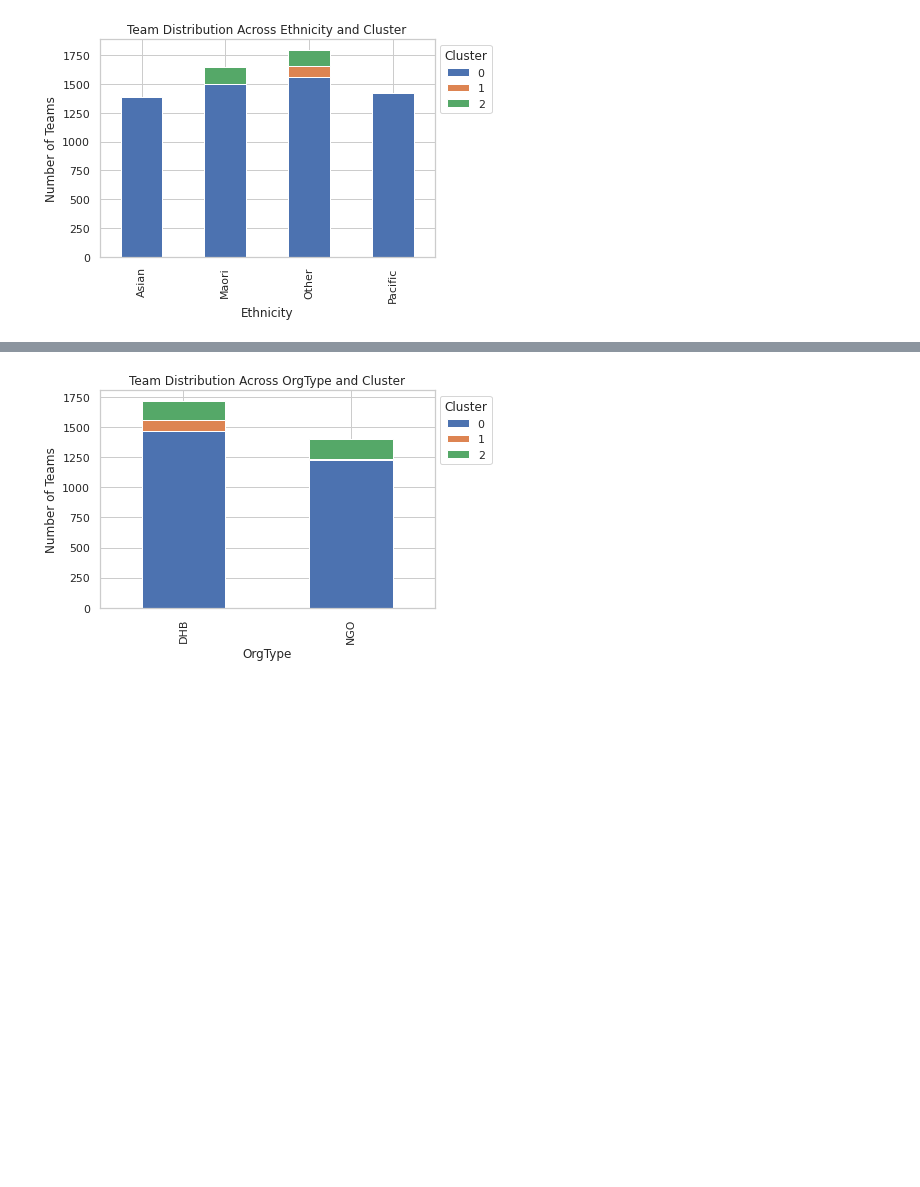
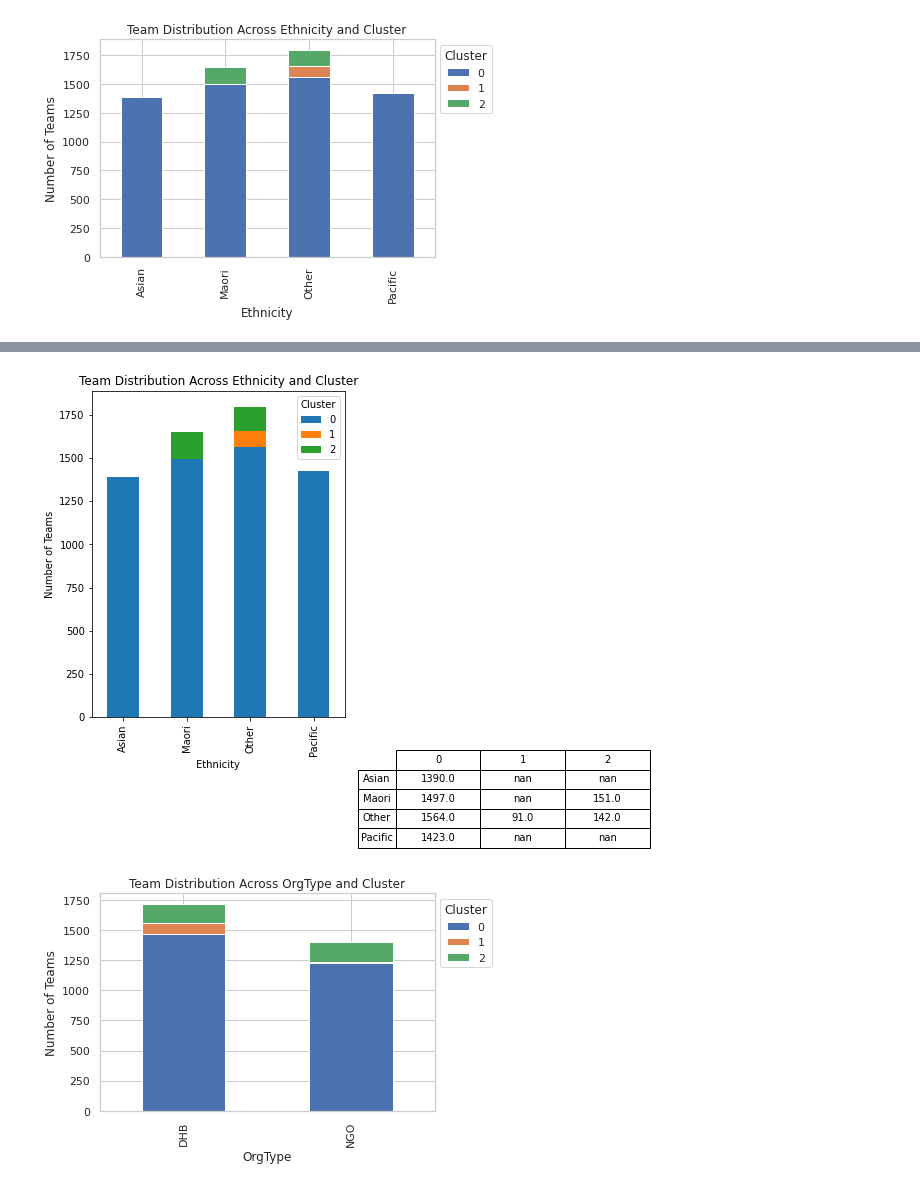
Before and after one commit to lijames03/BDAS, a Jupyter notebook: 8-Interpretation.ipynb, the cells around one changed output, grey strips where cells are left out. Saved outputs shown, nothing was run; the diff lists cells and outputs as text; code cells hidden in the pictures; blank space fills up the shorter version.

```diff
--- a/8-Interpretation.ipynb
+++ b/8-Interpretation.ipynb
@@ -1284,3 +1284,85 @@ plt.legend(title='Cluster', bbox_to_anchor=(1, 1))
 plt.show()
 # %% [output]
 [figure]
+# %%
+from pyspark.sql import SparkSession
+from pyspark.sql.functions import col
+from pyspark.ml.clustering import KMeans
+from pyspark.ml.feature import StringIndexer, StandardScaler, VectorAssembler
+from pyspark.ml import Pipeline
+from pyspark.ml.evaluation import ClusteringEvaluator
+import matplotlib.pyplot as plt
+import pandas as pd
+
+# Initialize Spark session
+spark = SparkSession.builder.appName("ClusterAnalysis").getOrCreate()
+
+# Load data from CSV
+csv_file_path = 'Merged-data.csv'
+df = spark.read.csv(csv_file_path, header=True, inferSchema=True)
+
+# Filter out rows where 'TeamType' is not 'Total'
+df = df.filter(col('Team') != 'Total')
+
+# Encode categorical variables
+indexer = StringIndexer(inputCol='Team', outputCol='TeamIndex')
+df = indexer.fit(df).transform(df)
+
+# Standardize numerical features
+numerical_cols = ['ClientsSeen', 'ClientsSeenFaceToFace', 'Contacts']
+assembler = VectorAssembler(inputCols=numerical_cols, outputCol='features')
+scaler = StandardScaler(inputCol='features', outputCol='scaled_features', withStd=True, withMean=True)
+pipeline = Pipeline(stages=[assembler, scaler])
+model = pipeline.fit(df)
+df_for_clustering = model.transform(df)
+
+# Select relevant features for clustering
+selected_features = ['TeamIndex', 'scaled_features', 'Ethnicity', 'OrgType', 'Team']
+df_for_clustering = df_for_clustering.select(selected_features)
+
+# Choose the optimal number of clusters
+optimal_k = 3
+
+# Fit the KMeans model with the chosen K on the training set
+kmeans = KMeans(featuresCol='scaled_features', k=optimal_k, seed=42, predictionCol='cluster')
+model = kmeans.fit(df_for_clustering)
+
+# Make predictions on the entire DataFrame
+predictions = model.transform(df_for_clustering)
+
+# Display the clustering results along with 'Ethnicity', 'OrgType', and 'Team'
+clustered_teams = predictions.select('Ethnicity', 'OrgType', 'Team', 'cluster')
+
+# Exclude rows where 'Ethnicity' is 'Total'
+clustered_teams = clustered_teams.filter(col('Ethnicity') != 'Total')
+
+# Count the number of teams for each combination of cluster and ethnicity
+team_counts = clustered_teams.groupBy('cluster', 'Ethnicity').count().toPandas()
+
+# Pivot the DataFrame for table display
+pivot_df = team_counts.pivot(index='Ethnicity', columns='cluster', values='count')
+
+# Plotting the bar chart and displaying the table
+plt.figure(figsize=(10, 6))
+
+# Plotting the bar chart
+plt.subplot(1, 2, 1)  # 1 row, 2 columns, first plot
+pivot_df.plot(kind='bar', stacked=True, ax=plt.gca())
+plt.title('Team Distribution Across Ethnicity and Cluster')
+plt.xlabel('Ethnicity')
+plt.ylabel('Number of Teams')
+plt.legend(title='Cluster', bbox_to_anchor=(1, 1))
+
+# Displaying the table
+plt.subplot(1, 2, 2)  # 1 row, 2 columns, second plot
+plt.axis('off')  # Turn off axis for the table
+plt.table(cellText=pivot_df.values,
+          rowLabels=pivot_df.index,
+          colLabels=pivot_df.columns,
+          loc='center',
+          cellLoc='center',
+          rowLoc='center',
+          bbox=[0, -0.4, 1, 0.3])  # Adjust bbox as needed
+
+plt.show()
+# %% [output]
@@ -1287,3 +1379,4 @@ plt.show()
+[figure, added]
 # %%
 from pyspark.sql import SparkSession
 from pyspark.sql.functions import col
```
Also changed, not shown: parts of 1 cell of this notebook, 1 other file.
